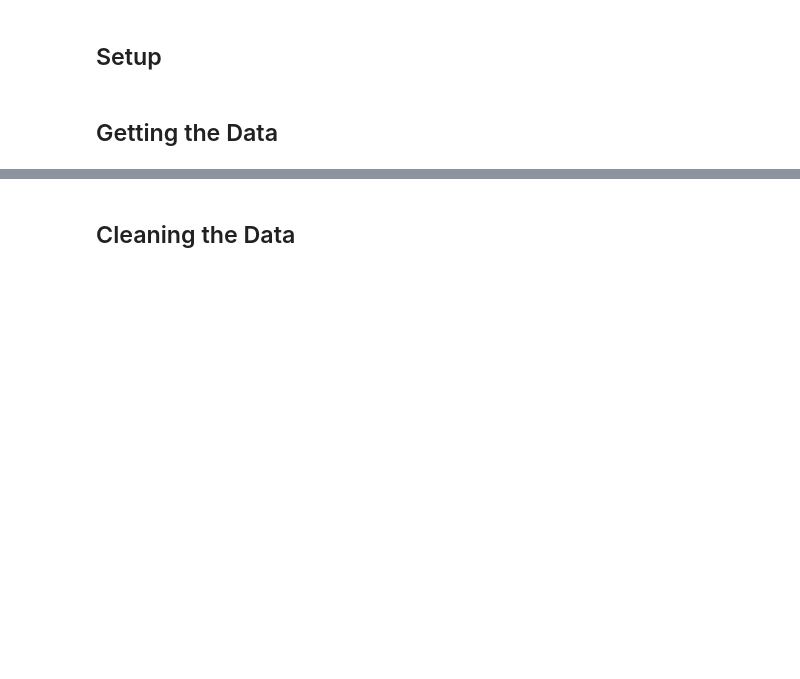
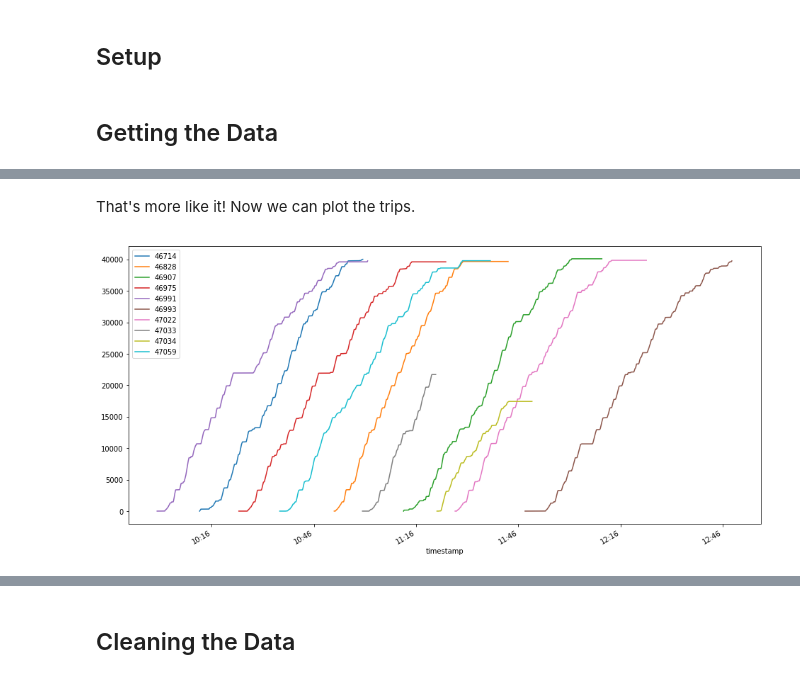
Before and after one commit to ehabebeid/ehabebeid.github.io, a Jupyter notebook: bus_avl/index.ipynb, the cells around one changed output, grey strips where cells are left out. Drawn from its saved outputs; the diff is of its cells as text; code cells hidden in the pictures; blank space fills up the shorter version.

Commit message:
more data exploration

```diff
--- a/bus_avl/index.ipynb
+++ b/bus_avl/index.ipynb
@@ -14,0 +15,7 @@ The data is located in a local MS SQL Server database. Connect
+# %%
+# minimum and maximum trip start datetime, in the format "yyyy-mm-dd hh:mi:ss", local time
+FROM_DT = '2018-06-13 10:00:00'
+TO_DT   = '2018-06-13 12:00:00'
+
+# a single route pattern, which encodes the bus route and direction
+ROUTE_PATTERN = '7901'
@@ -16,23 +25,19 @@ The data is located in a local MS SQL Server database. Connect
 import pyodbc
 import pandas as pd
 
-# limit imported data using timestamps of trip start datetime, in the format "yyyy-mm-dd hh:mi:ss", local time.
-FROM_DT = '2018-07-11 06:00:00'
-TO_DT = '2018-07-11 09:30:00'
-
-# connect to database
+# connect to local database
 cnxn = pyodbc.connect(Trusted_Connection='yes',
                       driver = '{SQL Server}',
                       server = 'EHAB\SQLEXPRESS',
                       database = 'raw_nav')
 
-# join route_run and gps_reading tables
+# join the tables route_run and gps_reading, using the filters specified above
 query = """select
             r.id as route_run_id,
             r.route_pattern,
             r.bus_id,
             r.svc_date,
-            r.trip_start_date_time,
+            r.trip_start_datetime,
             g.id as gps_reading_id,
             g.lat_fixed as lat,
             g.lon_fixed as lon,
@@ -48,11 +53,10 @@ query = """select
         join raw_nav.dbo.gps_reading as g
         on r.id = g.route_run_id
 
-        where trip_start_date_time between '{start}' and '{end}'
+        where trip_start_datetime between '{start}' and '{end}'
+          and route_pattern = '{pattern}'
         ;
-        """.format(start=FROM_DT, end=TO_DT)
+        """.format(start=FROM_DT, end=TO_DT, pattern=ROUTE_PATTERN)
 
 # grab as a pandas dataframe
 df = pd.read_sql_query(query, cnxn)
-
-df.info()
@@ -79,0 +110,4 @@ memory usage: 5.5+ MB
+# %%
+df['timestamp'] = df.trip_start_datetime + pd.to_timedelta(df['time_seconds'], unit='s')
+
+df.head()
@@ -79,0 +121,14 @@ memory usage: 5.5+ MB
+# %% [markdown]
+That's more like it! Now we can plot the trips.
+# %%
+import matplotlib.pyplot as plt
+import matplotlib.dates as mdates
+
+# time-space diagrams of the trips returned
+fig, ax = plt.subplots()
+for name, group in df.groupby('route_run_id'):
+    group.plot(x='timestamp', y='odo_feet', figsize=(16,8), ax=ax, label=name)
+
+ax.xaxis.set_major_formatter(mdates.DateFormatter('%H:%M'))
+# %% [output]
+[figure, added]
```
Also changed, not shown: parts of 15 cells of this notebook.
